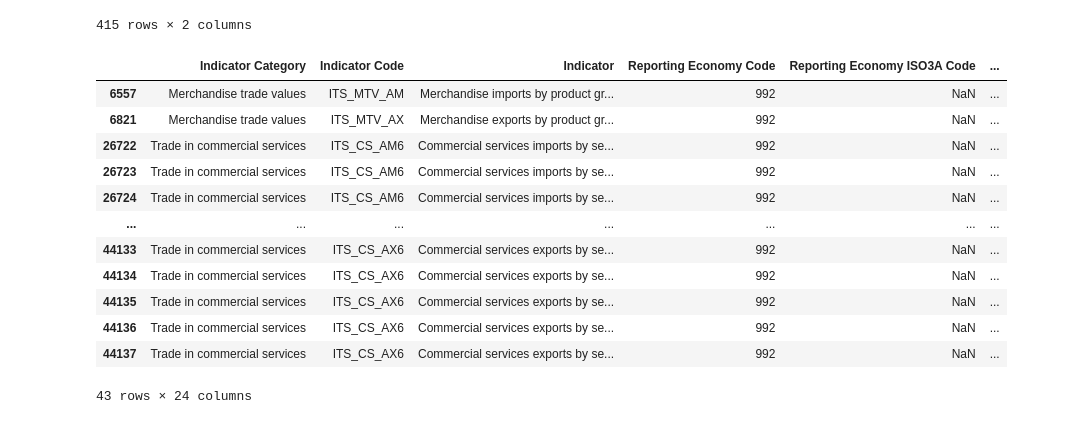
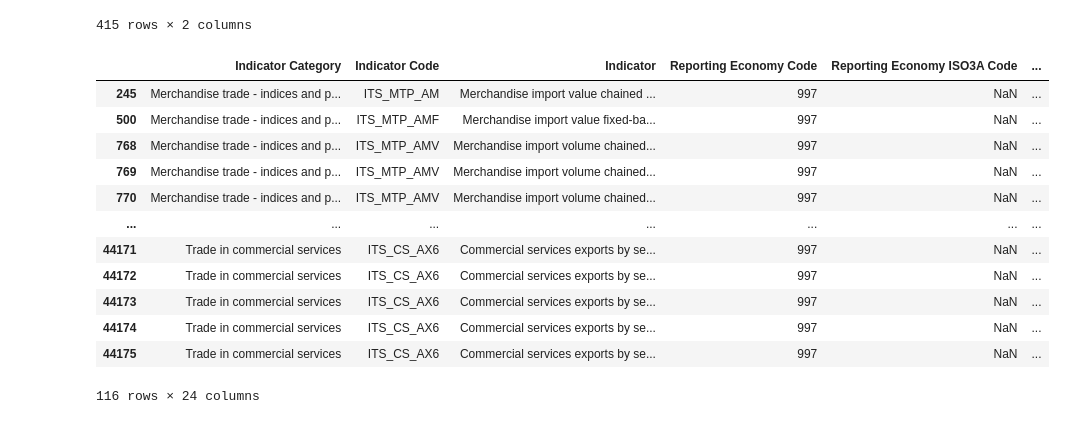
Before and after one commit to PdrNigro/Trabalho-python-world-trade, a Jupyter notebook: Teste_trabalho_py-checkpoint.ipynb, the cells around one changed output. Saved outputs shown, nothing was run; the diff lists cells and outputs as text; code cells hidden in the pictures.

```diff
--- a/Teste_trabalho_py-checkpoint.ipynb
+++ b/Teste_trabalho_py-checkpoint.ipynb
@@ -275,19 +275,20 @@ df[['Reporting Economy','Reporting Economy Code']]
 | 87793 | Montenegro | 893 |
 | 87868 | Zambia | 894 |
 415 rows × 2 columns
-# %%
- tabela_bruta_comercio_internacional[tabela_bruta_comercio_internacional['Reporting Economy Code'].str.contains('992', na = False)]
-# %% [output]
-|  | Indicator Category | Indicator Code | Indicator | Reporting Economy Code | Reporting Economy ISO3A Code | ... |
-| 6557 | Merchandise trade values | ITS_MTV_AM | Merchandise imports by product gr... | 992 | NaN | ... |
-| 6821 | Merchandise trade values | ITS_MTV_AX | Merchandise exports by product gr... | 992 | NaN | ... |
-| 26722 | Trade in commercial services | ITS_CS_AM6 | Commercial services imports by se... | 992 | NaN | ... |
-| 26723 | Trade in commercial services | ITS_CS_AM6 | Commercial services imports by se... | 992 | NaN | ... |
-| 26724 | Trade in commercial services | ITS_CS_AM6 | Commercial services imports by se... | 992 | NaN | ... |
-| ... | ... | ... | ... | ... | ... | ... |
-| 44133 | Trade in commercial services | ITS_CS_AX6 | Commercial services exports by se... | 992 | NaN | ... |
-| 44134 | Trade in commercial services | ITS_CS_AX6 | Commercial services exports by se... | 992 | NaN | ... |
-| 44135 | Trade in commercial services | ITS_CS_AX6 | Commercial services exports by se... | 992 | NaN | ... |
-| 44136 | Trade in commercial services | ITS_CS_AX6 | Commercial services exports by se... | 992 | NaN | ... |
-| 44137 | Trade in commercial services | ITS_CS_AX6 | Commercial services exports by se... | 992 | NaN | ... |
-43 rows × 24 columns
+# %%
+df_subdes = tabela_bruta_comercio_internacional[tabela_bruta_comercio_internacional['Reporting Economy'].str.contains('Least-developed countries', na = False)]
+df_subdes
+# %% [output]
+|  | Indicator Category | Indicator Code | Indicator | Reporting Economy Code | Reporting Economy ISO3A Code | ... |
+| 245 | Merchandise trade - indices and p... | ITS_MTP_AM | Merchandise import value chained ... | 997 | NaN | ... |
+| 500 | Merchandise trade - indices and p... | ITS_MTP_AMF | Merchandise import value fixed-ba... | 997 | NaN | ... |
+| 768 | Merchandise trade - indices and p... | ITS_MTP_AMV | Merchandise import volume chained... | 997 | NaN | ... |
+| 769 | Merchandise trade - indices and p... | ITS_MTP_AMV | Merchandise import volume chained... | 997 | NaN | ... |
+| 770 | Merchandise trade - indices and p... | ITS_MTP_AMV | Merchandise import volume chained... | 997 | NaN | ... |
+| ... | ... | ... | ... | ... | ... | ... |
+| 44171 | Trade in commercial services | ITS_CS_AX6 | Commercial services exports by se... | 997 | NaN | ... |
+| 44172 | Trade in commercial services | ITS_CS_AX6 | Commercial services exports by se... | 997 | NaN | ... |
+| 44173 | Trade in commercial services | ITS_CS_AX6 | Commercial services exports by se... | 997 | NaN | ... |
+| 44174 | Trade in commercial services | ITS_CS_AX6 | Commercial services exports by se... | 997 | NaN | ... |
+| 44175 | Trade in commercial services | ITS_CS_AX6 | Commercial services exports by se... | 997 | NaN | ... |
+116 rows × 24 columns
```
Also changed, not shown: parts of 10 cells of this notebook.
